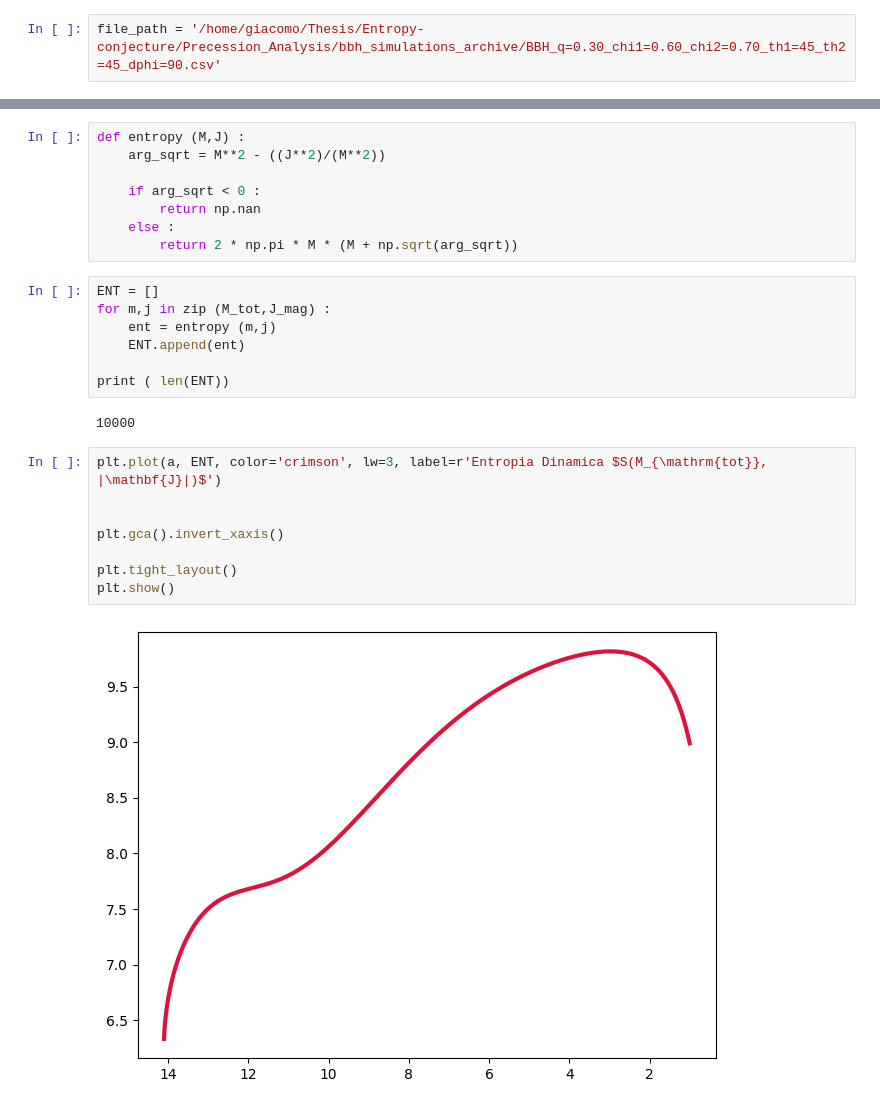
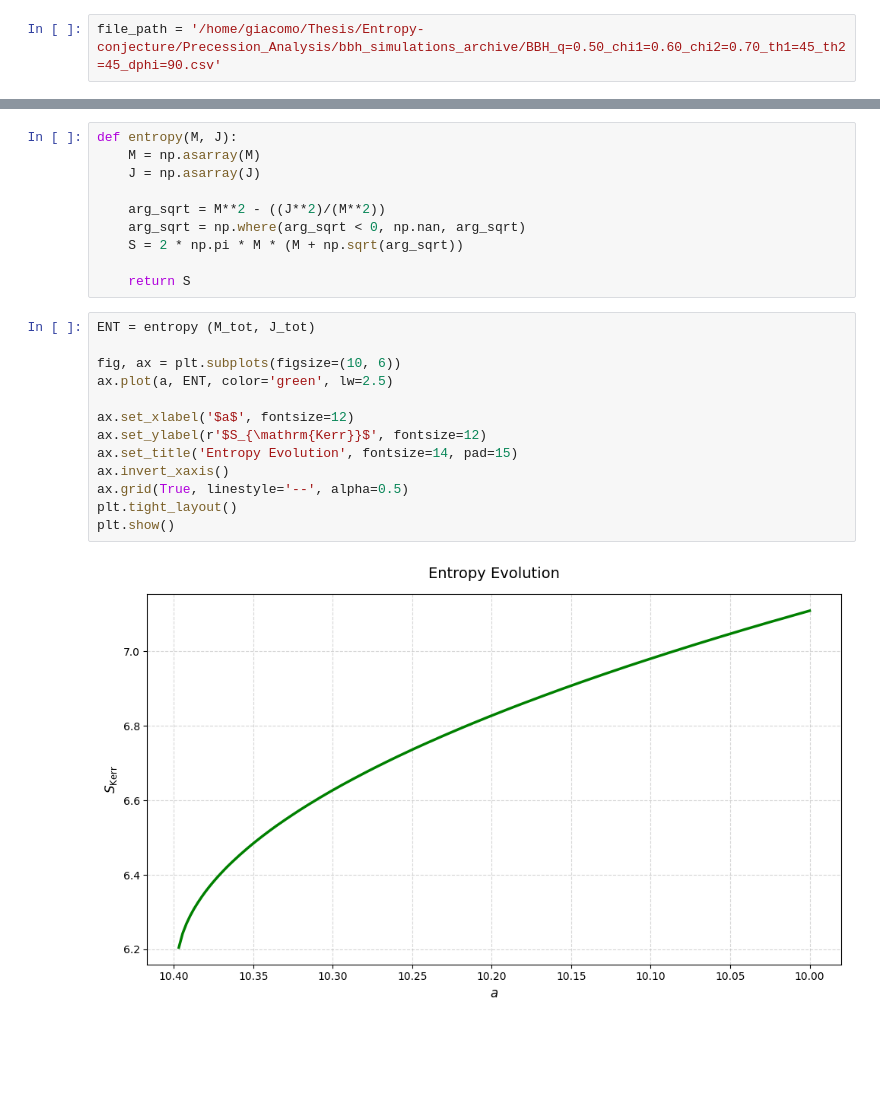
Before and after one commit to giacomobrugali/Entropy-conjecture, a Jupyter notebook: Entropy-conjecture/Newtonian_analysis/0PN_analysis.ipynb, the cells around one changed output, grey strips where cells are left out. Cells and saved outputs as stored; diff of their text form; blank space fills up the shorter version.

```diff
--- a/Entropy-conjecture/Newtonian_analysis/0PN_analysis.ipynb
+++ b/Entropy-conjecture/Newtonian_analysis/0PN_analysis.ipynb
@@ -5,2 +7,2 @@ import matplotlib.pyplot as plt
 # %%
-file_path = '/home/giacomo/Thesis/Entropy-conjecture/Precession_Analysis/bbh_simulations_archive/BBH_q=0.30_chi1=0.60_chi2=0.70_th1=45_th2=45_dphi=90.csv'
+file_path = '/home/giacomo/Thesis/Entropy-conjecture/Precession_Analysis/bbh_simulations_archive/BBH_q=0.50_chi1=0.60_chi2=0.70_th1=45_th2=45_dphi=90.csv'
@@ -60,27 +66,25 @@ plt.show()
 # %%
-def entropy (M,J) :
+def entropy(M, J):
+    M = np.asarray(M)
+    J = np.asarray(J)
+
     arg_sqrt = M**2 - ((J**2)/(M**2))
+    arg_sqrt = np.where(arg_sqrt < 0, np.nan, arg_sqrt)
+    S = 2 * np.pi * M * (M + np.sqrt(arg_sqrt))
 
-    if arg_sqrt < 0 :
-        return np.nan
-    else :
-        return 2 * np.pi * M * (M + np.sqrt(arg_sqrt))
+    return S
-# %%
-ENT = []
-for m,j in zip (M_tot,J_mag) :
-    ent = entropy (m,j)
-    ENT.append(ent)
-
-print ( len(ENT))
-# %% [output]
-10000
 # %%
-plt.plot(a, ENT, color='crimson', lw=3, label=r'Entropia Dinamica $S(M_{\mathrm{tot}}, |\mathbf{J}|)$')
+ENT = entropy (M_tot, J_tot)
 
+fig, ax = plt.subplots(figsize=(10, 6))
+ax.plot(a, ENT, color='green', lw=2.5)
 
-plt.gca().invert_xaxis()
-
+ax.set_xlabel('$a$', fontsize=12)
+ax.set_ylabel(r'$S_{\mathrm{Kerr}}$', fontsize=12)
+ax.set_title('Entropy Evolution', fontsize=14, pad=15)
+ax.invert_xaxis()
+ax.grid(True, linestyle='--', alpha=0.5)
 plt.tight_layout()
 plt.show()
 # %% [output]
-[figure, old version]
+[figure, new version]
```
Also changed, not shown: parts of 7 cells of this notebook, 1 other file.
